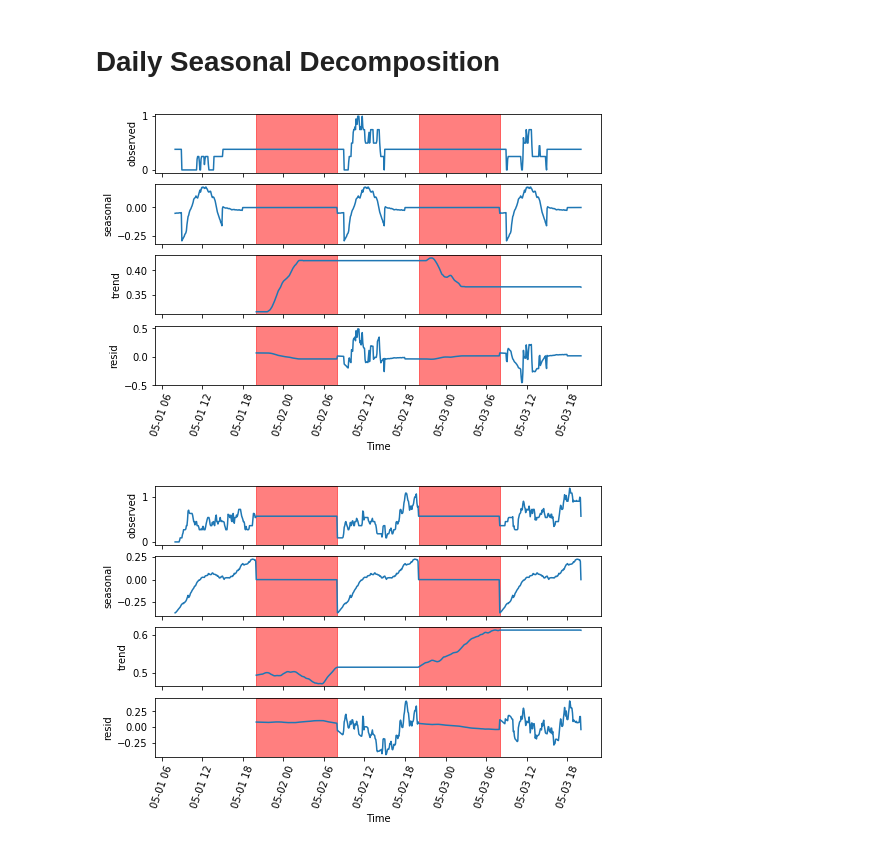
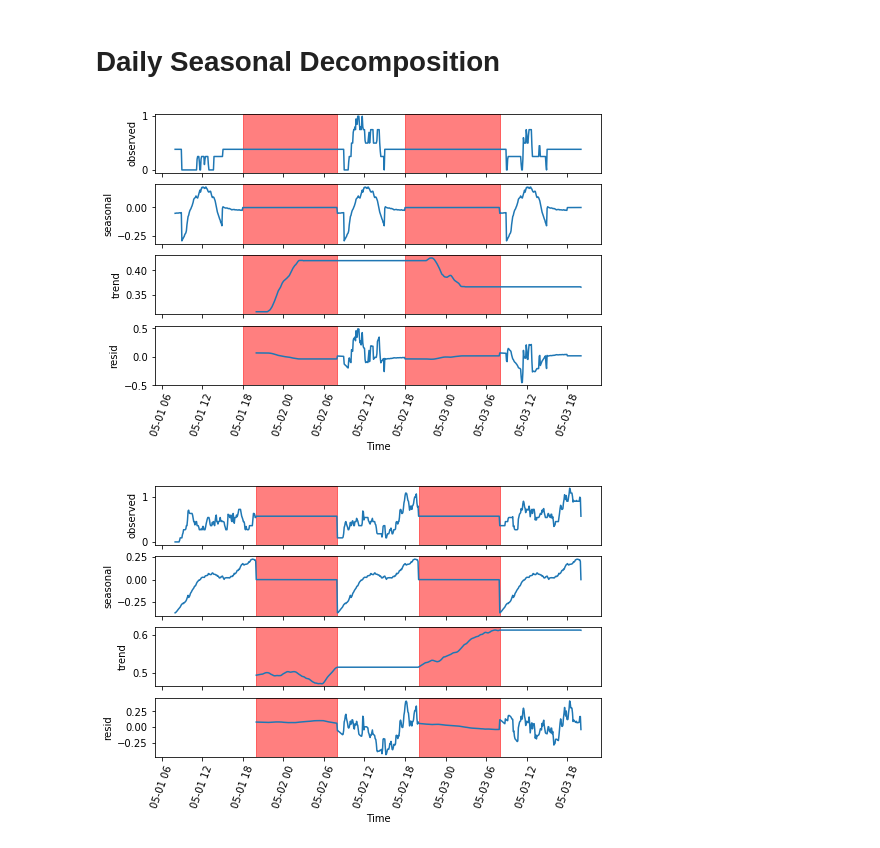
Before and after one commit to mocohen/Capstone-Project-1, a Jupyter notebook: Seasonal_Decompose.ipynb, the cells around one changed output. Cells and saved outputs as stored; diff of their text form; code cells hidden in the pictures.

```diff
--- a/Seasonal_Decompose.ipynb
+++ b/Seasonal_Decompose.ipynb
@@ -181,8 +182,8 @@ ylabels = ['observed', 'seasonal', 'trend', 'resid']
 for i, ax in enumerate(axs.ravel()):
     ax.xaxis.set_tick_params(rotation=70)
     ax.set_ylabel(ylabels[i])
-    ax.axvspan('2019-05-01 20:00:00', '2019-05-02 08:00:00', alpha=0.5, color='red')
-    ax.axvspan('2019-05-02 20:00:00', '2019-05-03 08:00:00', alpha=0.5, color='red')
+    ax.axvspan('2019-05-01 18:00:00', '2019-05-02 08:00:00', alpha=0.5, color='red')
+    ax.axvspan('2019-05-02 18:00:00', '2019-05-03 08:00:00', alpha=0.5, color='red')
 
 
 #fig.text(0.04, 0.5, 'Observed Data', va='center', rotation='vertical')
@@ -218,7 +223,7 @@ plt.show()
 # Hourly seasonal decompose
 # %%
 hour_results = []
-for column in hour_occupied.columns:
+for column in percent_occupied.columns:
     results = seasonal_decompose(percent_occupied[column], freq=12, model='additive')
     hour_results.append(results)
 # %%
@@ -238,8 +243,8 @@ ylabels = ['observed', 'seasonal', 'trend', 'resid']
 for i, ax in enumerate(axs.ravel()):
     ax.xaxis.set_tick_params(rotation=70)
     ax.set_ylabel(ylabels[i])
-    ax.axvspan('2019-05-01 20:00:00', '2019-05-02 08:00:00', alpha=0.5, color='red')
-    ax.axvspan('2019-05-02 20:00:00', '2019-05-03 08:00:00', alpha=0.5, color='red')
+    ax.axvspan('2019-05-01 18:00:00', '2019-05-02 08:00:00', alpha=0.5, color='red')
+    ax.axvspan('2019-05-02 18:00:00', '2019-05-03 08:00:00', alpha=0.5, color='red')
 
 
 #fig.text(0.04, 0.5, 'Observed Data', va='center', rotation='vertical')
@@ -275,34 +280,34 @@ plt.show()
 # Daily Seasonal Decomposition
 # %%
 day_results = []
-for column in hour_occupied.columns:
+for column in percent_occupied.columns:
     results = seasonal_decompose(percent_occupied[column], freq=288, model='additive')
     day_results.append(results)
 # %%
 fig, axs = plt.subplots(4,1, figsize=(8,5), sharex=True)
 
 block_ind = 0
 
 plt.xlabel('Time')
 
 axs[0].plot(day_results[block_ind].observed.loc[:'2019-05-03 20:00:00'])
 axs[1].plot(day_results[block_ind].seasonal.loc[:'2019-05-03 20:00:00'])
 axs[2].plot(day_results[block_ind].trend.loc[:'2019-05-03 20:00:00'])
 axs[3].plot(day_results[block_ind].resid.loc[:'2019-05-03 20:00:00'])
 
 ylabels = ['observed', 'seasonal', 'trend', 'resid']
 
 for i, ax in enumerate(axs.ravel()):
     ax.xaxis.set_tick_params(rotation=70)
     ax.set_ylabel(ylabels[i])
-    ax.axvspan('2019-05-01 20:00:00', '2019-05-02 08:00:00', alpha=0.5, color='red')
-    ax.axvspan('2019-05-02 20:00:00', '2019-05-03 08:00:00', alpha=0.5, color='red')
+    ax.axvspan('2019-05-01 18:00:00', '2019-05-02 08:00:00', alpha=0.5, color='red')
+    ax.axvspan('2019-05-02 18:00:00', '2019-05-03 08:00:00', alpha=0.5, color='red')
 
 
 #fig.text(0.04, 0.5, 'Observed Data', va='center', rotation='vertical')
 plt.show()
 # %% [output]
-[figure, old version]
+[figure, new version]
 # %%
 fig, axs = plt.subplots(4,1, figsize=(8,5), sharex=True)
 
```
Also changed, not shown: parts of 6 cells of this notebook.
